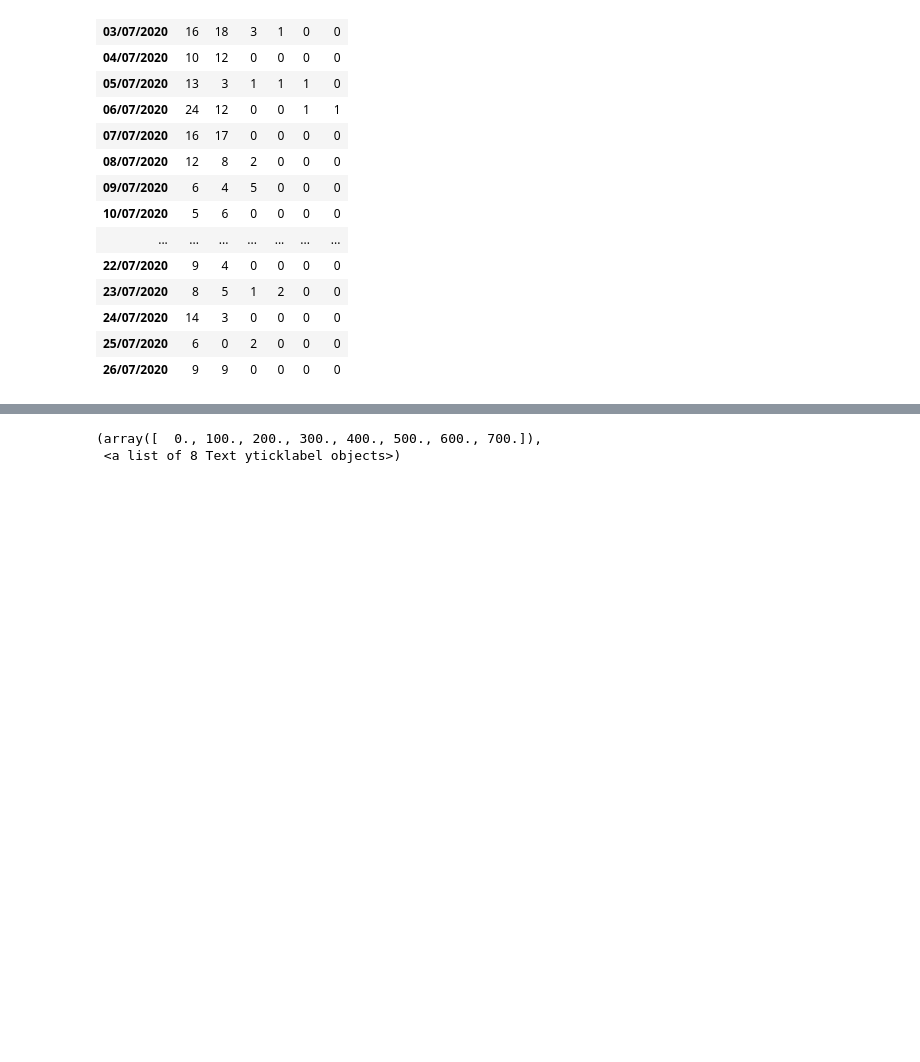
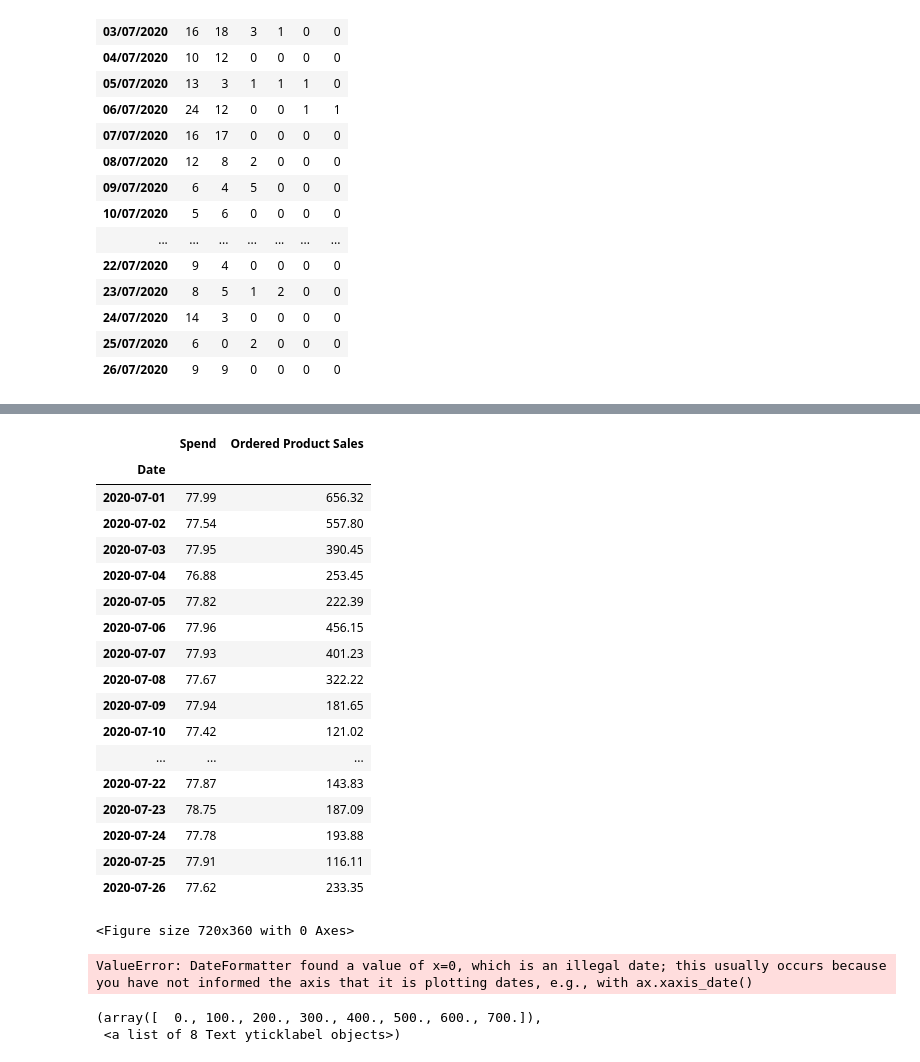
Before and after one commit to JoannaKang/kakao-commerce-data-analysis, a Jupyter notebook: Kakao_dashboard_Amazon.ipynb, the cells around one changed output, grey strips where cells are left out. Cells and saved outputs as stored; diff of their text form; code cells hidden in the pictures; blank space fills up the shorter version.

```diff
--- a/Kakao_dashboard_Amazon.ipynb
+++ b/Kakao_dashboard_Amazon.ipynb
@@ -172,0 +246,26 @@ sales_country = sales_country[['UK', 'DE', 'FR', 'ES', 'IT', 'NL']]
+# %%
+sales_all = pd.pivot_table(business_report_ALL, index = 'Date', values = 'Ordered Product Sales', aggfunc = np.sum )
+sales_all.index = pd.to_datetime(sales_all.index, format = '%d/%m/%Y')
+# %%
+amazonppc_spend = pd.pivot_table(amazonppc_all, values='Spend', index = 'Date', aggfunc=sum)
+amazon_merge = pd.concat([amazonppc_spend, sales_all], axis = 1)
+amazon_merge
+# %% [output]
+|  | Spend | Ordered Product Sales |
+| Date |  |  |
+| 2020-07-01 | 77.99 | 656.32 |
+| 2020-07-02 | 77.54 | 557.80 |
+| 2020-07-03 | 77.95 | 390.45 |
+| 2020-07-04 | 76.88 | 253.45 |
+| 2020-07-05 | 77.82 | 222.39 |
+| 2020-07-06 | 77.96 | 456.15 |
+| 2020-07-07 | 77.93 | 401.23 |
+| 2020-07-08 | 77.67 | 322.22 |
+| 2020-07-09 | 77.94 | 181.65 |
+| 2020-07-10 | 77.42 | 121.02 |
+| ... | ... | ... |
+| 2020-07-22 | 77.87 | 143.83 |
+| 2020-07-23 | 78.75 | 187.09 |
+| 2020-07-24 | 77.78 | 193.88 |
+| 2020-07-25 | 77.91 | 116.11 |
+| 2020-07-26 | 77.62 | 233.35 |
@@ -173,3 +278,21 @@ sales_country = sales_country[['UK', 'DE', 'FR', 'ES', 'IT', 'NL']]
+# %%
+from matplotlib.dates import DateFormatter
+import matplotlib.dates as mdates
+
+
+plt.rcParams['figure.figsize'] = (10, 5)
+
+fig = plt.figure()
+ax = amazonppc_country.plot.bar(stacked=True)
+ax.xaxis.set_major_formatter(mdates.DateFormatter('%Y-%m-%d'))
+
+#ax2 = ax.twinx()
+#ax2.plot(amazon_merge['Spend'], marker = 'o', linestyle = '-', color = 'c')
+
+#plt.title('Amazon Spending & Sales', fontsize = 15)
+# %% [output]
+<Figure size 720x360 with 0 Axes>
+ValueError: DateFormatter found a value of x=0, which is an illegal date; this usually occurs because you have not informed the axis that it is plotting dates, e.g., with ax.xaxis_date()
 # %%
 plt.rcParams['figure.figsize'] = [20, 10]
 
```
Also changed, not shown: parts of 14 cells of this notebook.
